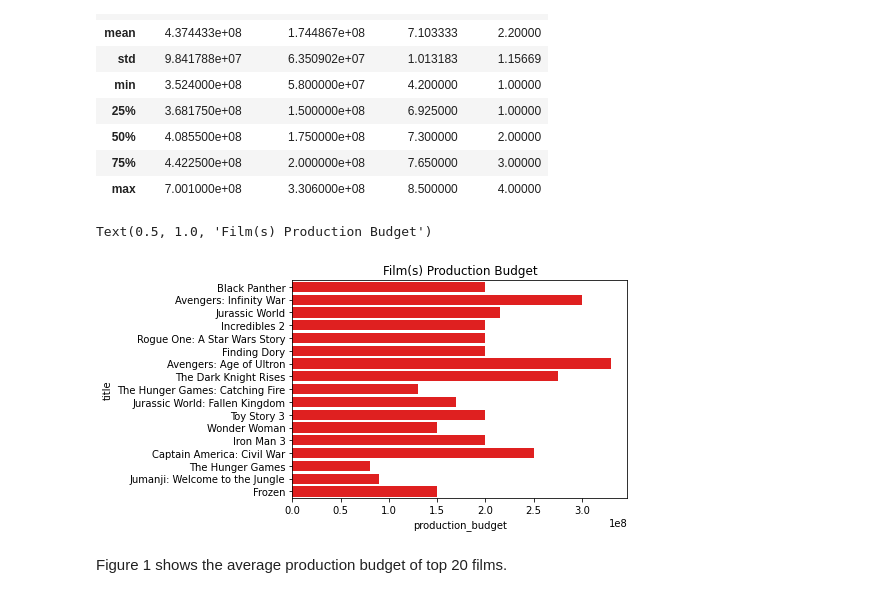
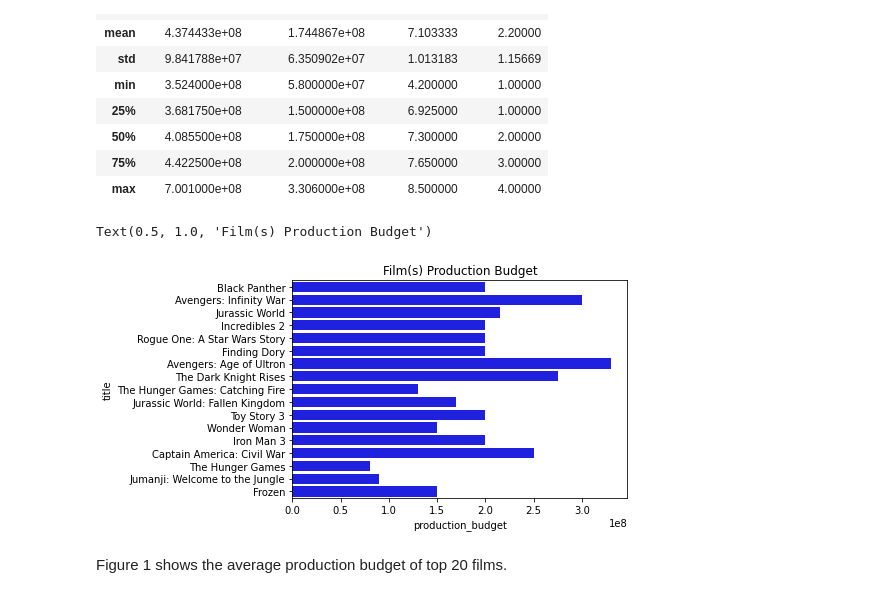
Before and after one commit to ashakeri92/dsc-phase-1-project-v2-3, a Jupyter notebook: analysis.ipynb, the cells around one changed output. Cells and saved outputs as stored; diff of their text form; code cells hidden in the pictures.

```diff
--- a/analysis.ipynb
+++ b/analysis.ipynb
@@ -423,13 +423,13 @@ movie_combined_df.describe()
 | 75% | 4.422500e+08 | 2.000000e+08 | 7.650000 | 3.00000 |
 | max | 7.001000e+08 | 3.306000e+08 | 8.500000 | 4.00000 |
 # %%
-#figure 2
+#Figure 2
 #movie_combined_df.groupby('title').sum().plot(kind='bar')
-sns.barplot(y="title", x="production_budget", data=movie_combined_df[:20], color= 'red')
+sns.barplot(y="title", x="production_budget", data=movie_combined_df[:20], color= 'blue')
 plt.title("Film(s) Production Budget")
 # %% [output]
 Text(0.5, 1.0, 'Film(s) Production Budget')
-[figure, old version]
+[figure, new version]
 # %% [markdown]
 Figure 1 shows the average production budget of top 20 films.
 # %%
```
Also changed, not shown: parts of 7 cells of this notebook.
